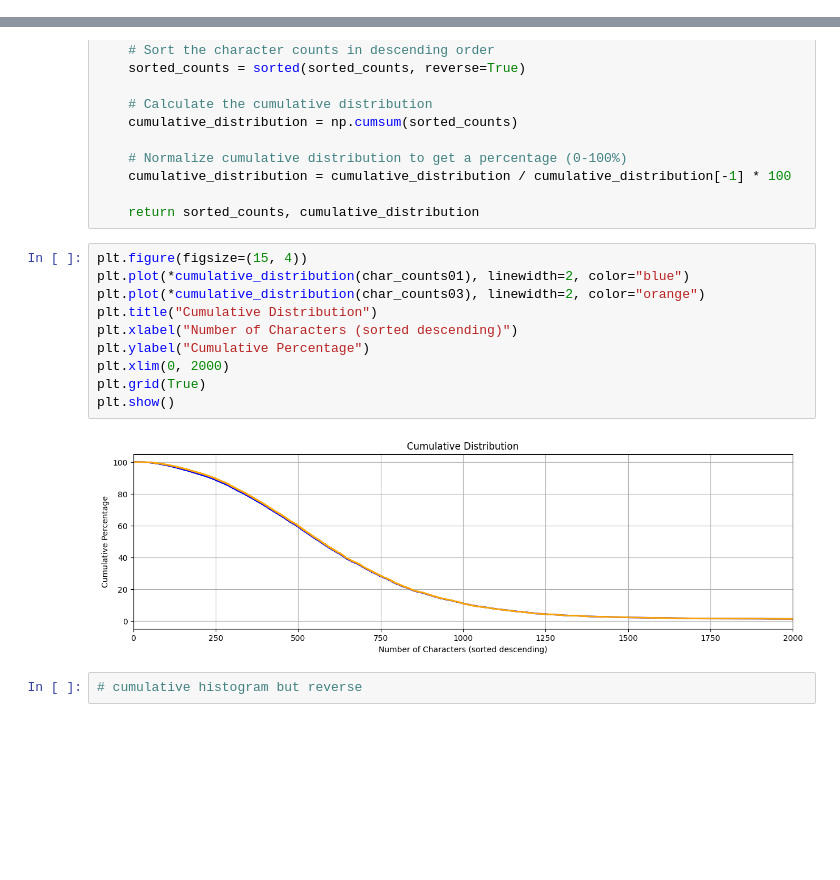
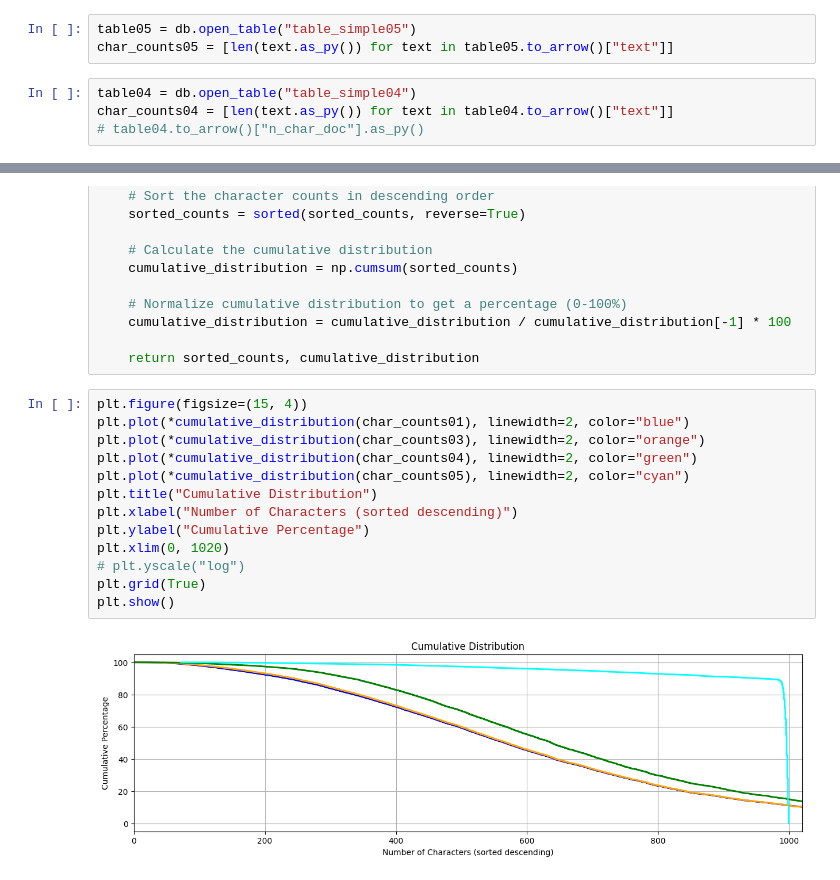
Before and after one commit to alexkolo/rag_nutrition_facts_blog, a Jupyter notebook: notebooks/data_ingestion.ipynb, the cells around one changed output, grey strips where cells are left out. Drawn from its saved outputs; the diff is of its cells as text; blank space fills up the shorter version.

```diff
--- a/notebooks/data_ingestion.ipynb
+++ b/notebooks/data_ingestion.ipynb
@@ -325,3 +325,10 @@ char_counts01 = [len(text.as_py()) for text in table01.to_arrow()["text"]]
 # %%
 table03 = db.open_table("table_simple03")
 char_counts03 = [len(text.as_py()) for text in table03.to_arrow()["text"]]
+# %%
+table05 = db.open_table("table_simple05")
+char_counts05 = [len(text.as_py()) for text in table05.to_arrow()["text"]]
+# %%
+table04 = db.open_table("table_simple04")
+char_counts04 = [len(text.as_py()) for text in table04.to_arrow()["text"]]
+# table04.to_arrow()["n_char_doc"].as_py()
@@ -356,14 +394,15 @@ def cumulative_distribution(sorted_counts):
 # %%
 plt.figure(figsize=(15, 4))
 plt.plot(*cumulative_distribution(char_counts01), linewidth=2, color="blue")
 plt.plot(*cumulative_distribution(char_counts03), linewidth=2, color="orange")
+plt.plot(*cumulative_distribution(char_counts04), linewidth=2, color="green")
+plt.plot(*cumulative_distribution(char_counts05), linewidth=2, color="cyan")
 plt.title("Cumulative Distribution")
 plt.xlabel("Number of Characters (sorted descending)")
 plt.ylabel("Cumulative Percentage")
-plt.xlim(0, 2000)
+plt.xlim(0, 1020)
+# plt.yscale("log")
 plt.grid(True)
 plt.show()
 # %% [output]
-[figure, old version]
+[figure, new version]
-# %%
-# cumulative histogram but reverse
```
Also changed, not shown: parts of 14 cells of this notebook, 2 other files.
